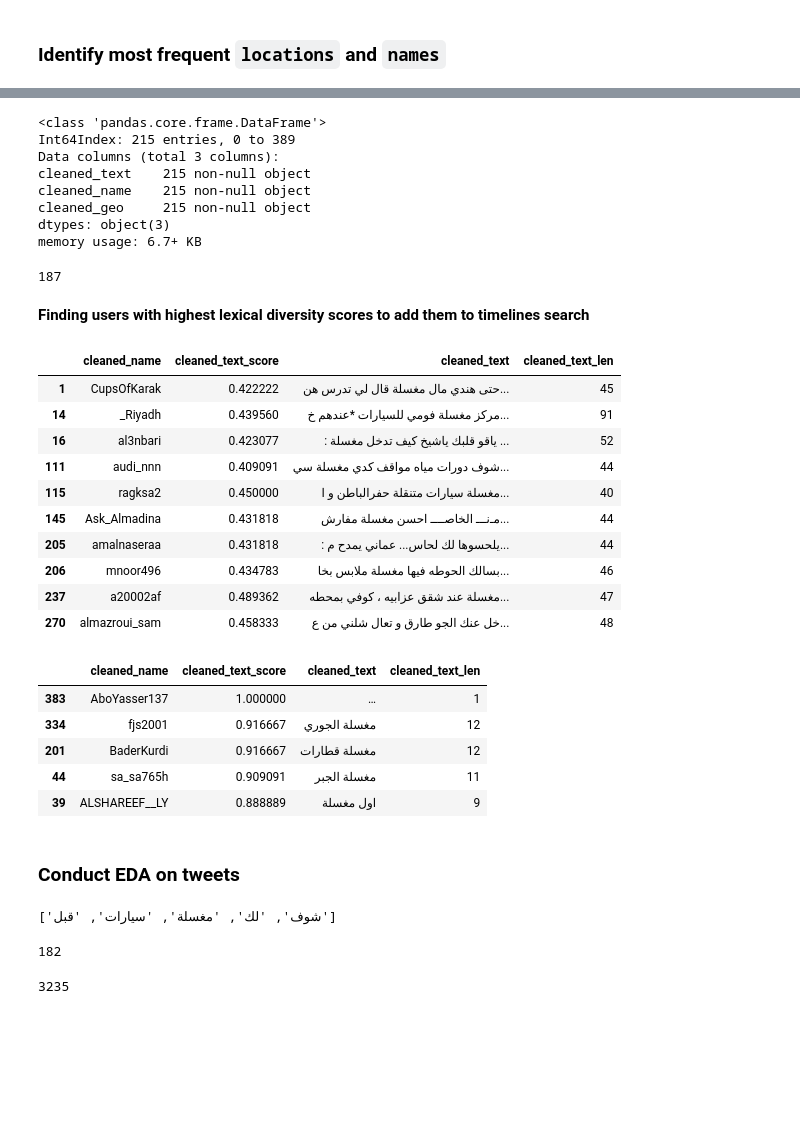
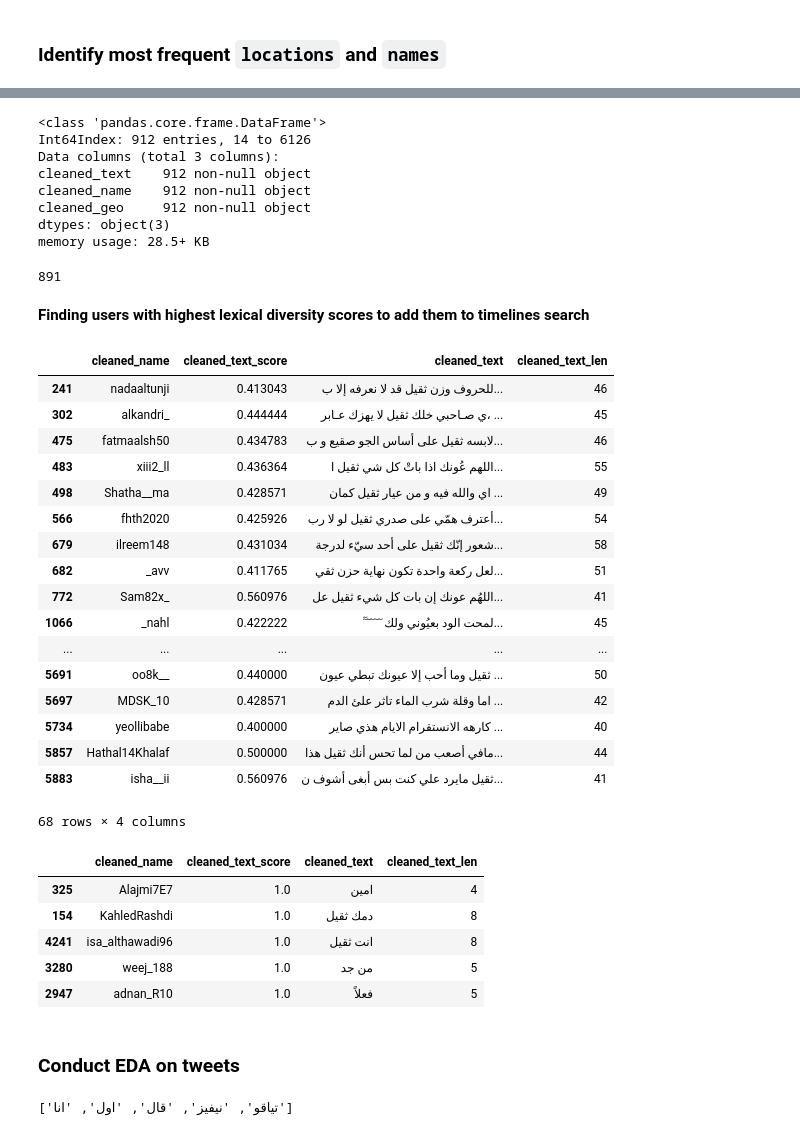
Before and after one commit to telsahy/capstone-35, a Jupyter notebook: eda/EDA_notebook.ipynb, the cells around one changed output, grey strips where cells are left out. Cells and saved outputs as stored; diff of their text form; code cells hidden in the pictures; blank space fills up the shorter version.

```diff
--- a/eda/EDA_notebook.ipynb
+++ b/eda/EDA_notebook.ipynb
@@ -16,7 +31,7 @@ pwd
 # %% [markdown]
 ### Instantiate cleaned pickles
 # %%
-df_batch_1 = pd.read_pickle('../gulf_twitter_pickled/stream_مغسلة.p')
+df_batch_1 = pd.read_pickle('../gulf_twitter_pickled/stream_ثقيل.p')
 # %% [markdown]
 ### Identify most frequent `locations` and `names`
 # %%
@@ -71,17 +86,17 @@ array(['None', 'بِدبِد - SQU - معبيلة سيتي', 'وطني الغا
 df_batch_1.info()
 # %% [output]
 <class 'pandas.core.frame.DataFrame'>
-Int64Index: 215 entries, 0 to 389
+Int64Index: 912 entries, 14 to 6126
 Data columns (total 3 columns):
-cleaned_text    215 non-null object
-cleaned_name    215 non-null object
-cleaned_geo     215 non-null object
+cleaned_text    912 non-null object
+cleaned_name    912 non-null object
+cleaned_geo     912 non-null object
 dtypes: object(3)
-memory usage: 6.7+ KB
+memory usage: 28.5+ KB
 # %%
 df_batch_1.cleaned_name.nunique()
 # %% [output]
-187
+891
 # %% [markdown]
 __Finding users with highest lexical diversity scores to add them to timelines search__
 # %%
@@ -99,28 +114,35 @@ df_highest_user_scores = df_batch_1.loc[df_batch_1['cleaned_text_score'] >= 0.4,
 # %%
 #adding mask to exclude tweets under 40 characters
 df_highest_user_scores[(df_highest_user_scores['cleaned_text_score'] >= 0.40)
-                         & (df_highest_user_scores['cleaned_text_len'] >= 40)].head(10)
+                         & (df_highest_user_scores['cleaned_text_len'] >= 40)]
 # %% [output]
 |  | cleaned_name | cleaned_text_score | cleaned_text | cleaned_text_len |
-| 1 | CupsOfKarak | 0.422222 | حتى هندي مال مغسلة قال لي تدرس هن... | 45 |
-| 14 | _Riyadh | 0.439560 | مركز مغسلة فومي للسيارات *عندهم خ... | 91 |
-| 16 | al3nbari | 0.423077 | : ياقو قلبك ياشيخ كيف تدخل مغسلة ... | 52 |
-| 111 | audi_nnn | 0.409091 | شوف دورات مياه مواقف كدي مغسلة سي... | 44 |
-| 115 | ragksa2 | 0.450000 | مغسلة سيارات متنقلة حفرالباطن و ا... | 40 |
-| 145 | Ask_Almadina | 0.431818 | مـﻧـــ الخاصــــ احسن مغسلة مفارش... | 44 |
-| 205 | amalnaseraa | 0.431818 | : يلحسوها لك لحاس... عماني يمدح م... | 44 |
-| 206 | mnoor496 | 0.434783 | بسالك الحوطه فيها مغسلة ملابس بخا... | 46 |
-| 237 | a20002af | 0.489362 | مغسلة عند شقق عزابيه ، كوفي بمحطه... | 47 |
-| 270 | almazroui_sam | 0.458333 | خل عنك الجو طارق و تعال شلني من ع... | 48 |
+| 241 | nadaaltunji | 0.413043 | للحروف وزن ثقيل قد لا نعرفه إلا ب... | 46 |
+| 302 | alkandri_ | 0.444444 | ي صـاحبي خلك ثقيل لا يهزك عـابر، ... | 45 |
+| 475 | fatmaalsh50 | 0.434783 | لابسه ثقيل على أساس الجو صقيع و ب... | 46 |
+| 483 | xiii2_ll | 0.436364 | اللهم عُونك اذا باتْ كل شي ثقيل ا... | 55 |
+| 498 | Shatha__ma | 0.428571 | اي والله فيه و من عيار ثقيل كمان ... | 49 |
+| 566 | fhth2020 | 0.425926 | أعترف همّي على صدري ثقيل لو لا رب... | 54 |
+| 679 | ilreem148 | 0.431034 | شعور إنّك ثقيل على أحد سيّء لدرجة... | 58 |
+| 682 | _avv | 0.411765 | لعل ركعة واحدة تكون نهاية حزن ثقي... | 51 |
+| 772 | Sam82x_ | 0.560976 | اللهُم عونك إن بات كل شيء ثقيل عل... | 41 |
+| 1066 | _nahl | 0.422222 | ٓ ٓ ٓ ٓ ٓ ٓ لمحت الود بعيُوني ولك... | 45 |
+| ... | ... | ... | ... | ... |
+| 5691 | oo8k__ | 0.440000 | ثقيل وما أحب إلا عيونك تبطي عيون ... | 50 |
+| 5697 | MDSK_10 | 0.428571 | اما وقلة شرب الماء تاثر علئ الدم ... | 42 |
+| 5734 | yeollibabe | 0.400000 | كارهه الانستقرام الايام هذي صاير ... | 40 |
+| 5857 | Hathal14Khalaf | 0.500000 | مافي أصعب من لما تحس أنك ثقيل هذا... | 44 |
+| 5883 | isha__ii | 0.560976 | ثقيل مايرد علي كنت بس أبغى أشوف ن... | 41 |
+68 rows × 4 columns
 # %%
 df_highest_user_scores.sort_values('cleaned_text_score', ascending=False).head()
 # %% [output]
 |  | cleaned_name | cleaned_text_score | cleaned_text | cleaned_text_len |
-| 383 | AboYasser137 | 1.000000 | … | 1 |
-| 334 | fjs2001 | 0.916667 | مغسلة الجوري | 12 |
-| 201 | BaderKurdi | 0.916667 | مغسلة قطارات | 12 |
-| 44 | sa_sa765h | 0.909091 | مغسلة الجبر | 11 |
-| 39 | ALSHAREEF__LY | 0.888889 | اول مغسلة | 9 |
+| 325 | Alajmi7E7 | 1.0 | امين | 4 |
+| 154 | KahledRashdi | 1.0 | دمك ثقيل | 8 |
+| 4241 | isa_althawadi96 | 1.0 | انت ثقيل | 8 |
+| 3280 | weej_188 | 1.0 | من جد | 5 |
+| 2947 | adnan_R10 | 1.0 | فعلاً | 5 |
 # %% [markdown]
 ### Conduct EDA on tweets
 # %%
@@ -128,15 +150,11 @@ word_list = [word for line in df_batch_1['cleaned_text'] for word in line.split(
 # %%
 word_list[:5]
 # %% [output]
-['شوف', 'لك', 'مغسلة', 'سيارات', 'قبل']
+['تياقو', 'نيفيز', 'قال', 'اول', 'انا']
 # %%
 word_list.count('مغسلة')
-# %% [output]
-182
 # %%
 len(word_list)
-# %% [output]
-3235
 # %%
 vocab = set(word_list)
 vocab_size = len(vocab)
```
Also changed, not shown: parts of 21 cells of this notebook.
